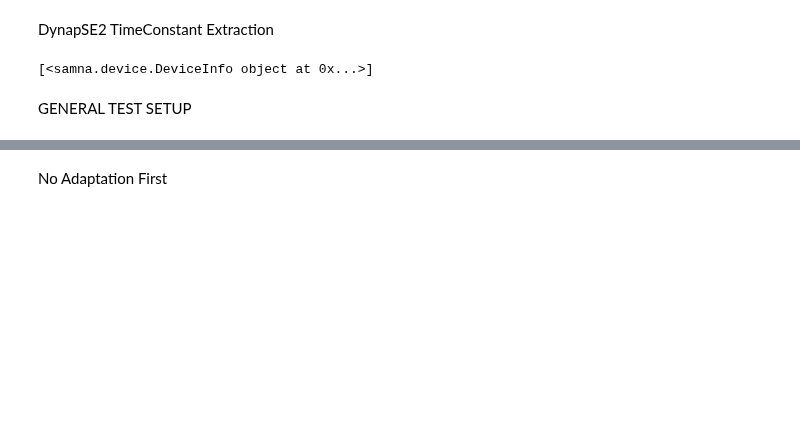
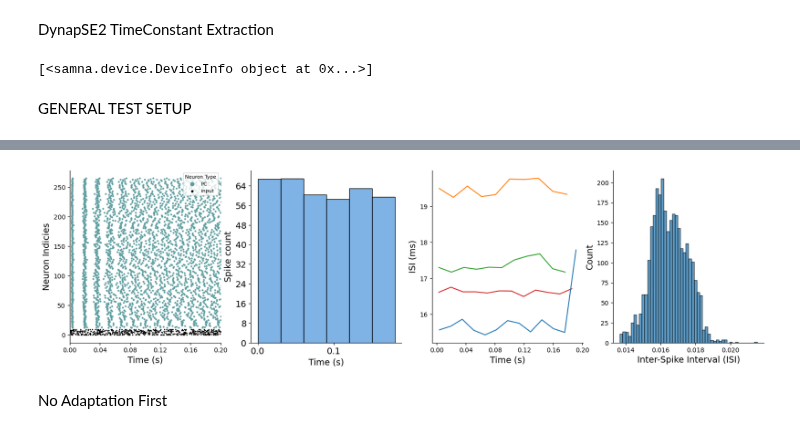
Before and after one commit to Aramatos/dynapse2_adaptation, a Jupyter notebook: SFA.ipynb, the cells around one changed output, grey strips where cells are left out. Drawn from its saved outputs; the diff is of its cells as text; code cells hidden in the pictures; blank space fills up the shorter version.

```diff
--- a/SFA.ipynb
+++ b/SFA.ipynb
@@ -96,0 +106,11 @@ time.sleep(0.1)
+# %%
+duration=.2
+input_freq=300
+
+events=poisson_gen(0,duration*1e6,[input_neurons],[input_freq])
+
+output_events=run_dynapse(neuron_config,board,events)
+
+output_events=run_dynapse(neuron_config,board,events)
+
+np.save("SFA_off.npy", output_events)
@@ -96,0 +202,9 @@ time.sleep(0.1)
+# %%
+duration=.2
+input_freq=300
+
+events=poisson_gen(0,duration*1e6,[input_neurons],[input_freq])
+
+output_events=run_dynapse(neuron_config,board,events)
+
+np.save("SFA_off.npy", output_events)
@@ -97,2 +219,72 @@ time.sleep(0.1)
+# %%
+output_events=np.asanyarray(output_events)
+times=output_events[1]-output_events[1][0]
+spike_id=output_events[0]
+neuron_n=Pyr.size
+virual_n=input_neurons.size
+pc_id, pc_times = get_id_times(virual_n, neuron_n, spike_id, times)
+bin_size=0.030
+
+
+if virual_n > 0:
+    input_id = spike_id[spike_id <= virual_n]
+    input_time = times[spike_id <= virual_n]
+
+[isi_list,isi_times]=extract_isi(pc_id,pc_times)
+# PSTH plot
+spike_times = spike_time_arrays(output_events, virual_n, neuron_n)[2]
+psth, bins = psth_calc(spike_times, bin_size, duration)
+# Flatten the ISI lists
+all_isis = np.concatenate(isi_list)
+
+import matplotlib.pyplot as plt
+import numpy as np
+import matplotlib.ticker as ticker
+
+# Control variable for fontsize
+FONT_SIZE = 14
+
+# Create subplots
+fig, axs = plt.subplots(1, 4, figsize=(20, 5))
+ax1, ax2, ax3, ax4 = axs
+
+# Raster plot
+ax1.scatter(pc_times, pc_id, c='cadetblue', s=4, label='PC')
+ax1.scatter(input_time, input_id, c='k', s=1, label='input')
+ax1.set_ylabel('Neuron Indicies', fontsize=FONT_SIZE)
+ax1.set_xlabel('Time (s)', fontsize=FONT_SIZE)
+ax1.legend(loc="upper right", title='Neuron Type', numpoints=1, fontsize=8, markerscale=3, title_fontsize=8)
+ax1.set_xlim(0, duration)
+ax1.xaxis.set_major_locator(ticker.MaxNLocator(nbins=6)) # Reduce number of x-ticks
+
+# PSTH plot
+bar_color = (0, 0.4, 0.8, 0.5)
+ax2.bar(bins[:-1], psth, width=bin_size, align='edge', color=bar_color, edgecolor='black', linewidth=1)
+ax2.set_xlabel('Time (s)', fontsize=FONT_SIZE)
+ax2.set_ylabel('Spike count', fontsize=FONT_SIZE)
+ax2.set_xticks(np.arange(0, duration, 0.1))
+ax2.xaxis.set_major_locator(ticker.MultipleLocator(.1))
+ax2.yaxis.set_major_locator(ticker.MaxNLocator(integer=True))
+ax2.tick_params(axis='both', which='major', labelsize=FONT_SIZE)
+
+# ISI times plot
+for i in range(len(isi_list) - 250):
+    ax3.plot(isi_times[i], isi_list[i]*1000,label='neuron id: '+str(i))
+ax3.set_xlabel('Time (s)', fontsize=FONT_SIZE)
+ax3.set_ylabel('ISI (ms)', fontsize=FONT_SIZE)
+ax3.xaxis.set_major_locator(ticker.MaxNLocator(nbins=6)) # Reduce number of x-ticks
+
+# ISI histogram
+ax4.hist(all_isis, bins=50, edgecolor='black', alpha=0.7)
+ax4.set_xlabel('Inter-Spike Interval (ISI)', fontsize=FONT_SIZE)
+ax4.set_ylabel('Count', fontsize=FONT_SIZE)
+
+# Remove top and right spines for all subplots
+for ax in axs:
+    ax.spines['right'].set_visible(False)
+    ax.spines['top'].set_visible(False)
+plt.show()
+# %% [output]
+[figure, added]
 # %% [markdown]
 <font size=8> No Adaptation First
```
Also changed, not shown: parts of 13 cells of this notebook, 8 other files.
